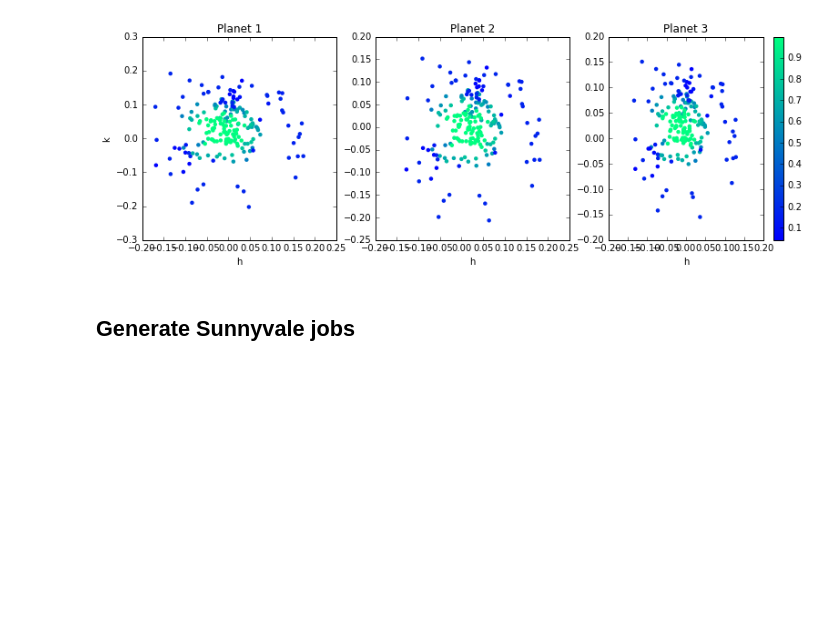
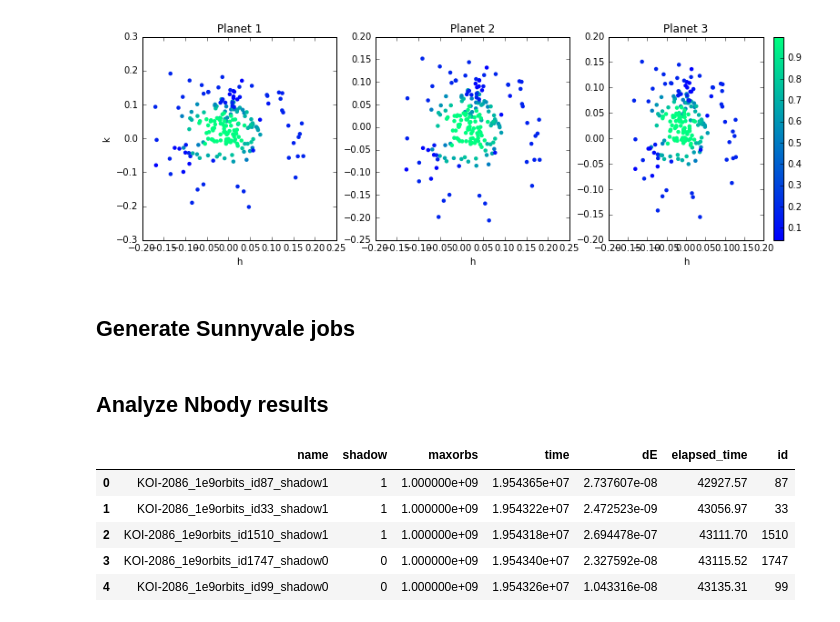
Before and after one commit to afcarl/stability_predict, a Jupyter notebook: analyzesystem.ipynb, the cells around one changed output. Drawn from its saved outputs; the diff is of its cells as text; code cells hidden in the pictures; blank space fills up the shorter version.

```diff
--- a/analyzesystem.ipynb
+++ b/analyzesystem.ipynb
@@ -127,3 +172,21 @@ for shadow in [0,1]:
         if shadow == 0:
             f2.write("%d\n"%id_)
 f2.close()
+# %% [markdown]
+## Analyze Nbody results
+# %%
+columns = ["name","shadow","maxorbs","time","dE","elapsed_time"]
+Nbody = pd.read_csv("systems/%s_Nbodyresults.csv"%system,names=columns)
+id = []
+for row in Nbody.iterrows():
+    id.append(int(row[1]["name"].split("id")[1].split("_shadow")[0]))
+Nbody["id"] = id
+Nbody["time"] /= 2*np.pi
+Nbody.head()
+# %% [output]
+|  | name | shadow | maxorbs | time | dE | elapsed_time | id |
+| 0 | KOI-2086_1e9orbits_id87_shadow1 | 1 | 1.000000e+09 | 1.954365e+07 | 2.737607e-08 | 42927.57 | 87 |
+| 1 | KOI-2086_1e9orbits_id33_shadow1 | 1 | 1.000000e+09 | 1.954322e+07 | 2.472523e-09 | 43056.97 | 33 |
+| 2 | KOI-2086_1e9orbits_id1510_shadow1 | 1 | 1.000000e+09 | 1.954318e+07 | 2.694478e-07 | 43111.70 | 1510 |
+| 3 | KOI-2086_1e9orbits_id1747_shadow0 | 0 | 1.000000e+09 | 1.954340e+07 | 2.327592e-08 | 43115.52 | 1747 |
+| 4 | KOI-2086_1e9orbits_id99_shadow0 | 0 | 1.000000e+09 | 1.954326e+07 | 1.043316e-08 | 43135.31 | 99 |
```
Also changed, not shown: parts of 4 cells of this notebook, 2 other files.
